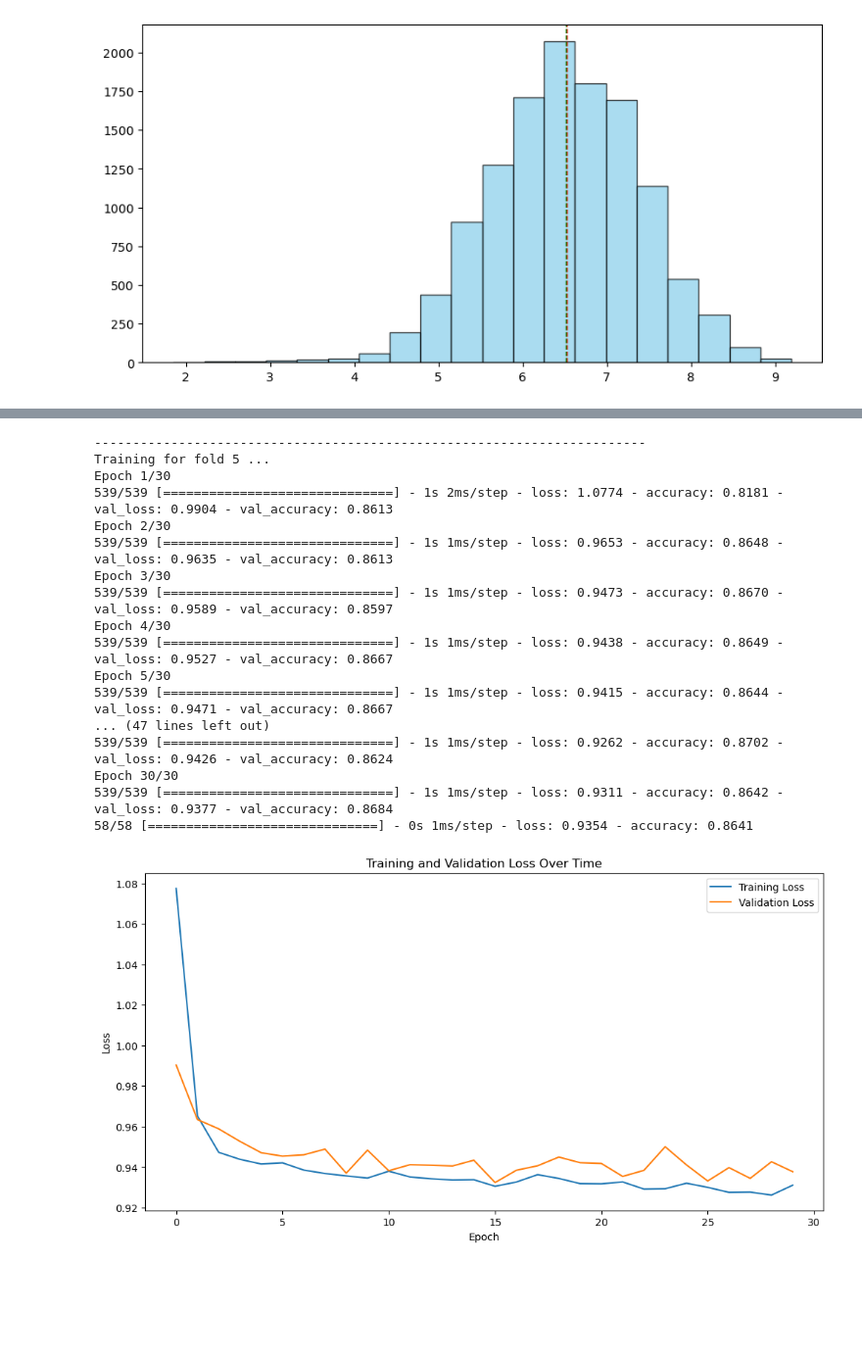
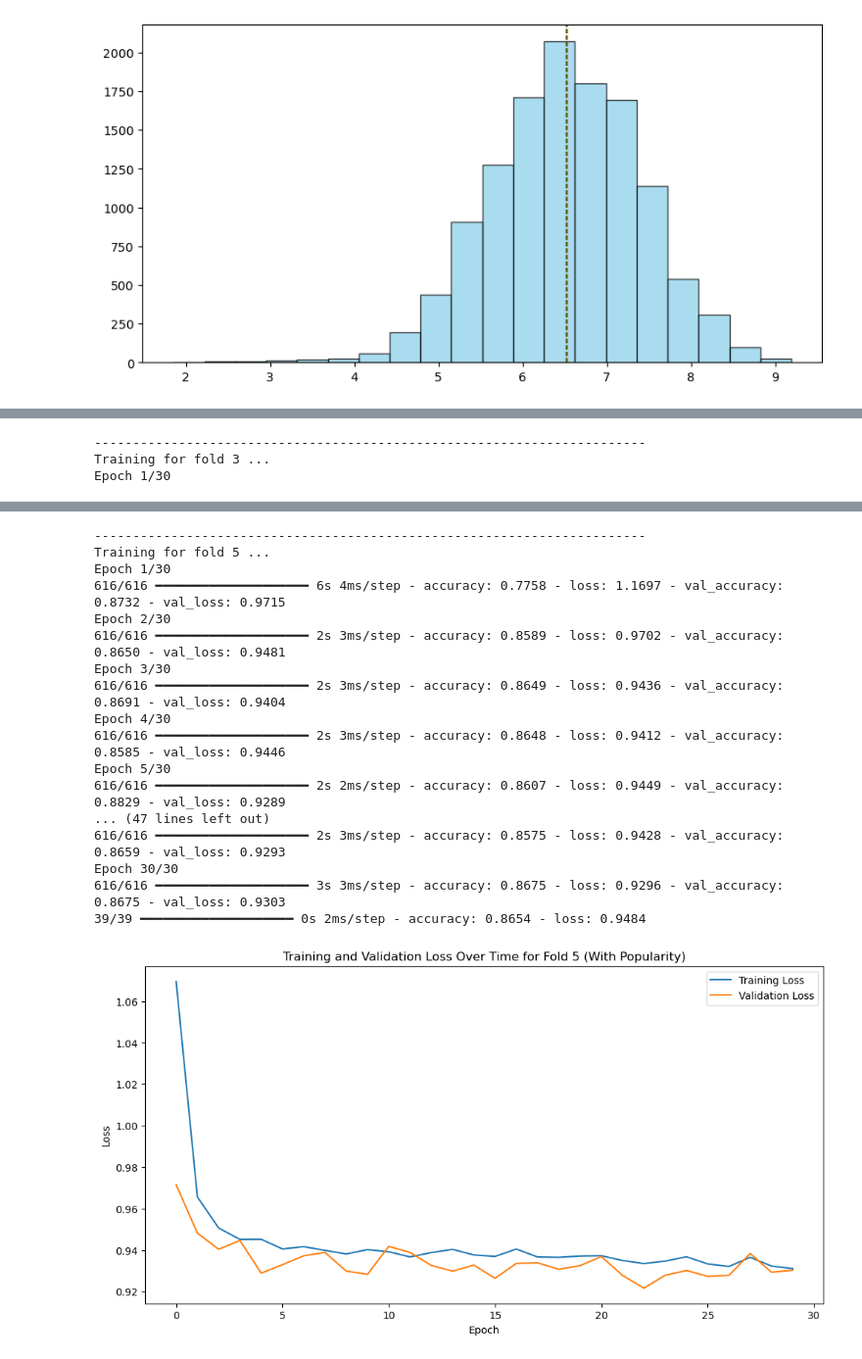
Before and after one commit to AlFarabiDHK/Anime-Recommender, a Jupyter notebook: Neural_Network_popularity.ipynb, the cells around one changed output, grey strips where cells are left out. Shown at 98% size. Drawn from its saved outputs; the diff is of its cells as text; code cells hidden in the pictures; blank space fills up the shorter version.

Commit message:
Ran models, fixed cross validation bug

```diff
--- a/Neural_Network_popularity.ipynb
+++ b/Neural_Network_popularity.ipynb
@@ -322,15 +323,15 @@ plt.show()
 # %%
 
 
-kfold = StratifiedKFold(n_splits=5, shuffle=True)
+kfold = StratifiedKFold(n_splits=5, shuffle=True, random_state=42)
 
 fold_no = 1
 accuracies = []
 for train, test in kfold.split(X, y):
 
-
-  X_train, X_temp, y_train, y_temp = train_test_split(X, y, test_size=0.3, random_state=42)  # 70% for training
-  X_val, X_test, y_val, y_test = train_test_split(X_temp, y_temp, test_size=0.5, random_state=42)  # 15% for validation, 15% for testing
+  X_train, X_test = X.iloc[train], X.iloc[test]
+  y_train, y_test = y.iloc[train], y.iloc[test]
+  X_val, X_test, y_val, y_test = train_test_split(X_test, y_test, test_size=0.5, random_state=42)
 
   scaler = StandardScaler()
   X_train = scaler.fit_transform(X_train)
@@ -358,7 +359,7 @@ for train, test in kfold.split(X, y):
   plt.figure(figsize=(12, 6))
   plt.plot(history.history['loss'], label='Training Loss')
   plt.plot(history.history['val_loss'], label='Validation Loss')
-  plt.title('Training and Validation Loss Over Time')
+  plt.title('Training and Validation Loss Over Time for Fold ' + str(fold_no) + ' (With Popularity)')
   plt.xlabel('Epoch')
   plt.ylabel('Loss')
   plt.legend()
@@ -421,0 +409,3 @@ Epoch 30/30
+------------------------------------------------------------------------
+Training for fold 3 ...
+Epoch 1/30
@@ -441,21 +448,21 @@ Epoch 30/30
-------------------------------------------------------------------------
-Training for fold 5 ...
-Epoch 1/30
-539/539 [==============================] - 1s 2ms/step - loss: 1.0774 - accuracy: 0.8181 - val_loss: 0.9904 - val_accuracy: 0.8613
-Epoch 2/30
-539/539 [==============================] - 1s 1ms/step - loss: 0.9653 - accuracy: 0.8648 - val_loss: 0.9635 - val_accuracy: 0.8613
-Epoch 3/30
-539/539 [==============================] - 1s 1ms/step - loss: 0.9473 - accuracy: 0.8670 - val_loss: 0.9589 - val_accuracy: 0.8597
-Epoch 4/30
-539/539 [==============================] - 1s 1ms/step - loss: 0.9438 - accuracy: 0.8649 - val_loss: 0.9527 - val_accuracy: 0.8667
-Epoch 5/30
-539/539 [==============================] - 1s 1ms/step - loss: 0.9415 - accuracy: 0.8644 - val_loss: 0.9471 - val_accuracy: 0.8667
-... (47 lines left out)
-539/539 [==============================] - 1s 1ms/step - loss: 0.9262 - accuracy: 0.8702 - val_loss: 0.9426 - val_accuracy: 0.8624
-Epoch 30/30
-539/539 [==============================] - 1s 1ms/step - loss: 0.9311 - accuracy: 0.8642 - val_loss: 0.9377 - val_accuracy: 0.8684
-58/58 [==============================] - 0s 1ms/step - loss: 0.9354 - accuracy: 0.8641
+------------------------------------------------------------------------
+Training for fold 5 ...
+Epoch 1/30
+616/616 ━━━━━━━━━━━━━━━━━━━━ 6s 4ms/step - accuracy: 0.7758 - loss: 1.1697 - val_accuracy: 0.8732 - val_loss: 0.9715
+Epoch 2/30
+616/616 ━━━━━━━━━━━━━━━━━━━━ 2s 3ms/step - accuracy: 0.8589 - loss: 0.9702 - val_accuracy: 0.8650 - val_loss: 0.9481
+Epoch 3/30
+616/616 ━━━━━━━━━━━━━━━━━━━━ 2s 3ms/step - accuracy: 0.8649 - loss: 0.9436 - val_accuracy: 0.8691 - val_loss: 0.9404
+Epoch 4/30
+616/616 ━━━━━━━━━━━━━━━━━━━━ 2s 3ms/step - accuracy: 0.8648 - loss: 0.9412 - val_accuracy: 0.8585 - val_loss: 0.9446
+Epoch 5/30
+616/616 ━━━━━━━━━━━━━━━━━━━━ 2s 2ms/step - accuracy: 0.8607 - loss: 0.9449 - val_accuracy: 0.8829 - val_loss: 0.9289
+... (47 lines left out)
+616/616 ━━━━━━━━━━━━━━━━━━━━ 2s 3ms/step - accuracy: 0.8575 - loss: 0.9428 - val_accuracy: 0.8659 - val_loss: 0.9293
+Epoch 30/30
+616/616 ━━━━━━━━━━━━━━━━━━━━ 3s 3ms/step - accuracy: 0.8675 - loss: 0.9296 - val_accuracy: 0.8675 - val_loss: 0.9303
+39/39 ━━━━━━━━━━━━━━━━━━━━ 0s 2ms/step - accuracy: 0.8654 - loss: 0.9484
-[figure, old version]
+[figure, new version]
 # %%
 mean_accuracy = np.mean(accuracies)
 print(f'Mean accuracy: {mean_accuracy}')
```
Also changed, not shown: parts of 7 cells of this notebook, 2 other files.
